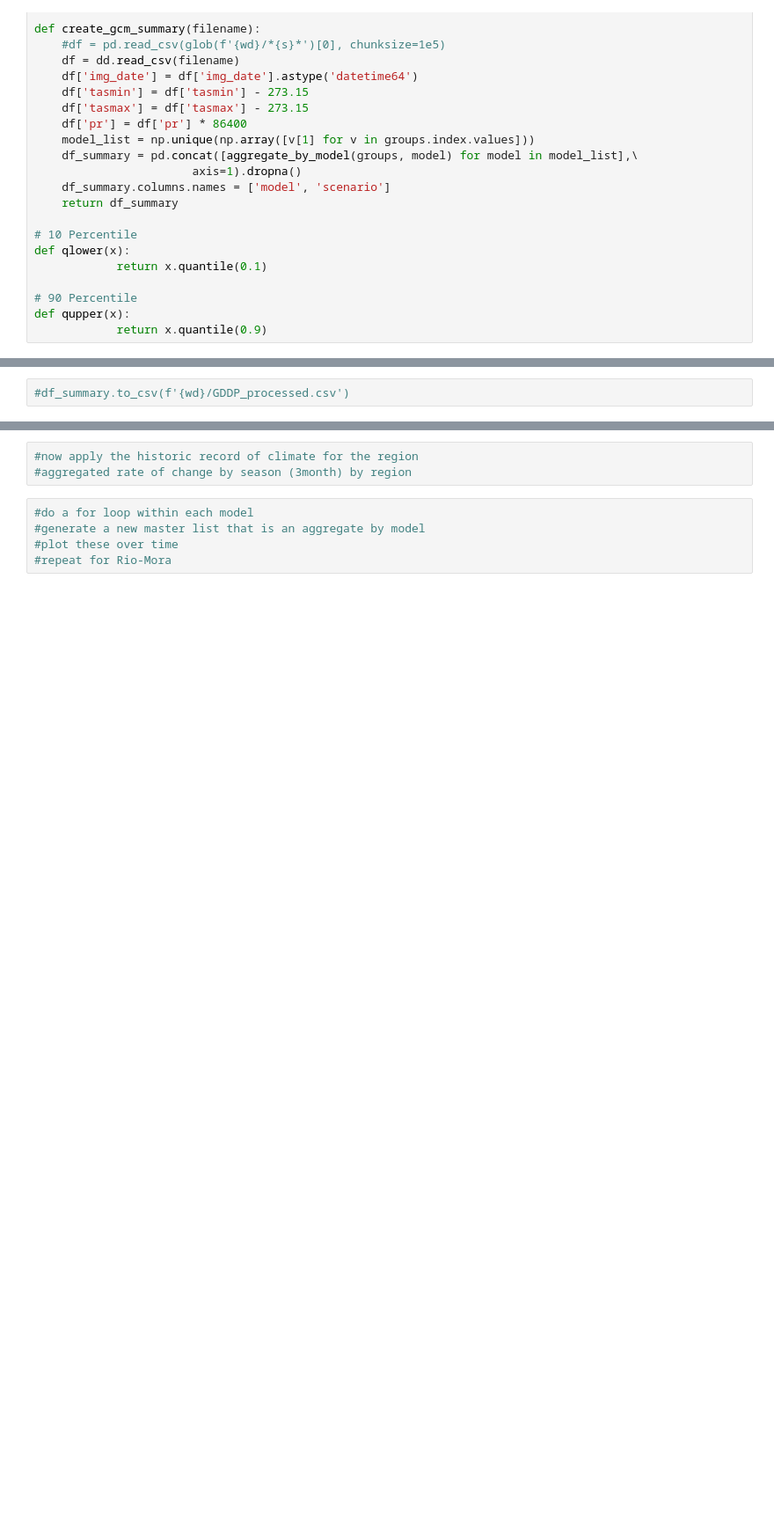
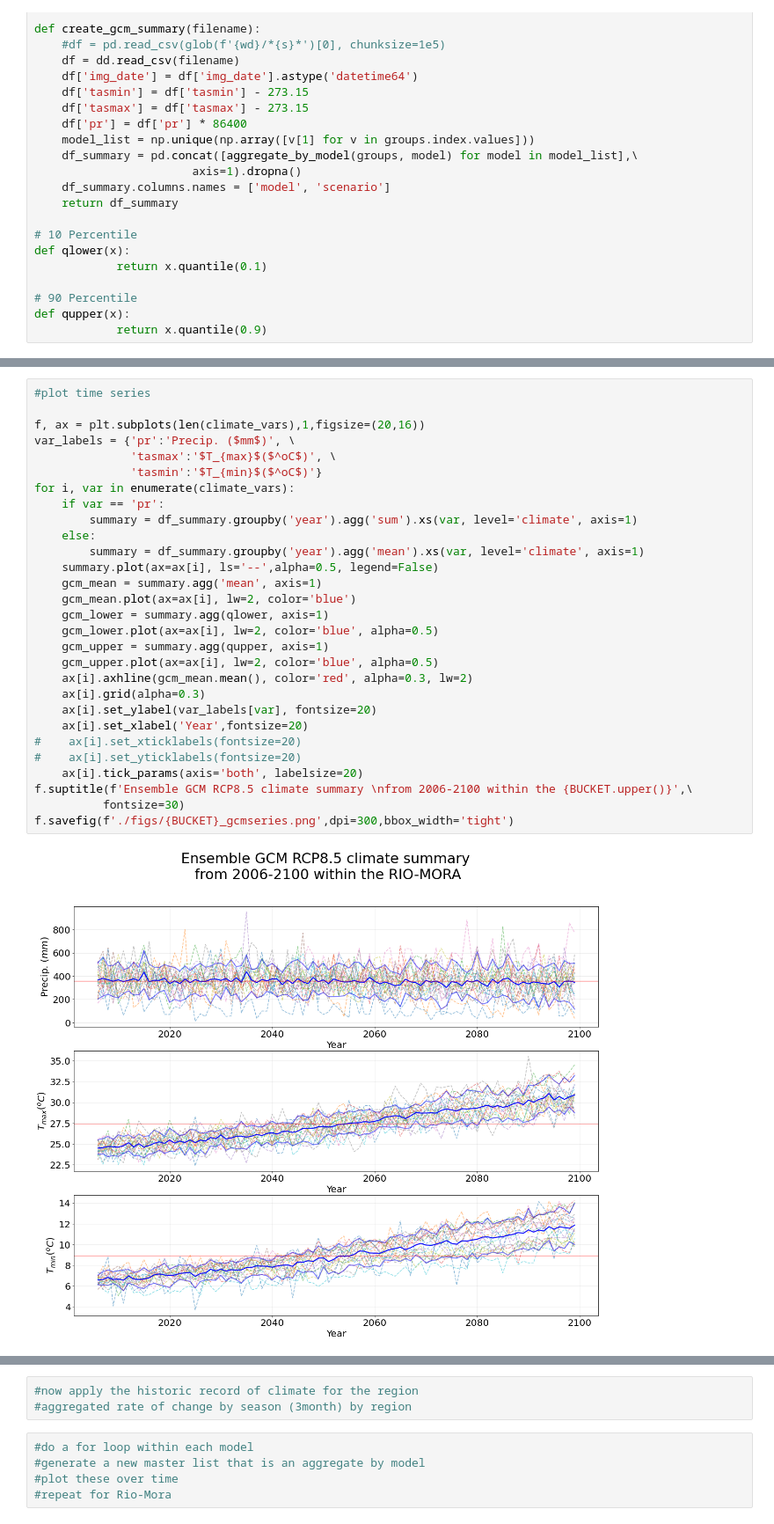
Before and after one commit to csp-inc/ikhnart, a Jupyter notebook: GDDP-timeseries.ipynb, the cells around one changed output, grey strips where cells are left out. Shown at 88% size. Drawn from its saved outputs; the diff is of its cells as text; blank space fills up the shorter version.

```diff
--- a/GDDP-timeseries.ipynb
+++ b/GDDP-timeseries.ipynb
@@ -95,3 +102,32 @@ for season,month_range in seasonal_months.items():
-# %%
-#df_summary.to_csv(f'{wd}/GDDP_processed.csv')
+# %%
+#plot time series
+
+f, ax = plt.subplots(len(climate_vars),1,figsize=(20,16))
+var_labels = {'pr':'Precip. ($mm$)', \
+              'tasmax':'$T_{max}$($^oC$)', \
+              'tasmin':'$T_{min}$($^oC$)'}
+for i, var in enumerate(climate_vars):
+    if var == 'pr':
+        summary = df_summary.groupby('year').agg('sum').xs(var, level='climate', axis=1)
+    else:
+        summary = df_summary.groupby('year').agg('mean').xs(var, level='climate', axis=1)
+    summary.plot(ax=ax[i], ls='--',alpha=0.5, legend=False)
+    gcm_mean = summary.agg('mean', axis=1)
+    gcm_mean.plot(ax=ax[i], lw=2, color='blue')
+    gcm_lower = summary.agg(qlower, axis=1)
+    gcm_lower.plot(ax=ax[i], lw=2, color='blue', alpha=0.5)
+    gcm_upper = summary.agg(qupper, axis=1)
+    gcm_upper.plot(ax=ax[i], lw=2, color='blue', alpha=0.5)
+    ax[i].axhline(gcm_mean.mean(), color='red', alpha=0.3, lw=2)
+    ax[i].grid(alpha=0.3)
+    ax[i].set_ylabel(var_labels[var], fontsize=20)
+    ax[i].set_xlabel('Year',fontsize=20)
+#    ax[i].set_xticklabels(fontsize=20)
+#    ax[i].set_yticklabels(fontsize=20)
+    ax[i].tick_params(axis='both', labelsize=20)
+f.suptitle(f'Ensemble GCM RCP8.5 climate summary \nfrom 2006-2100 within the {BUCKET.upper()}',\
+          fontsize=30)
+f.savefig(f'./figs/{BUCKET}_gcmseries.png',dpi=300,bbox_width='tight')
+# %% [output]
+[figure, added]
 # %%
```
Also changed, not shown: parts of 6 cells of this notebook, 3 other files.
